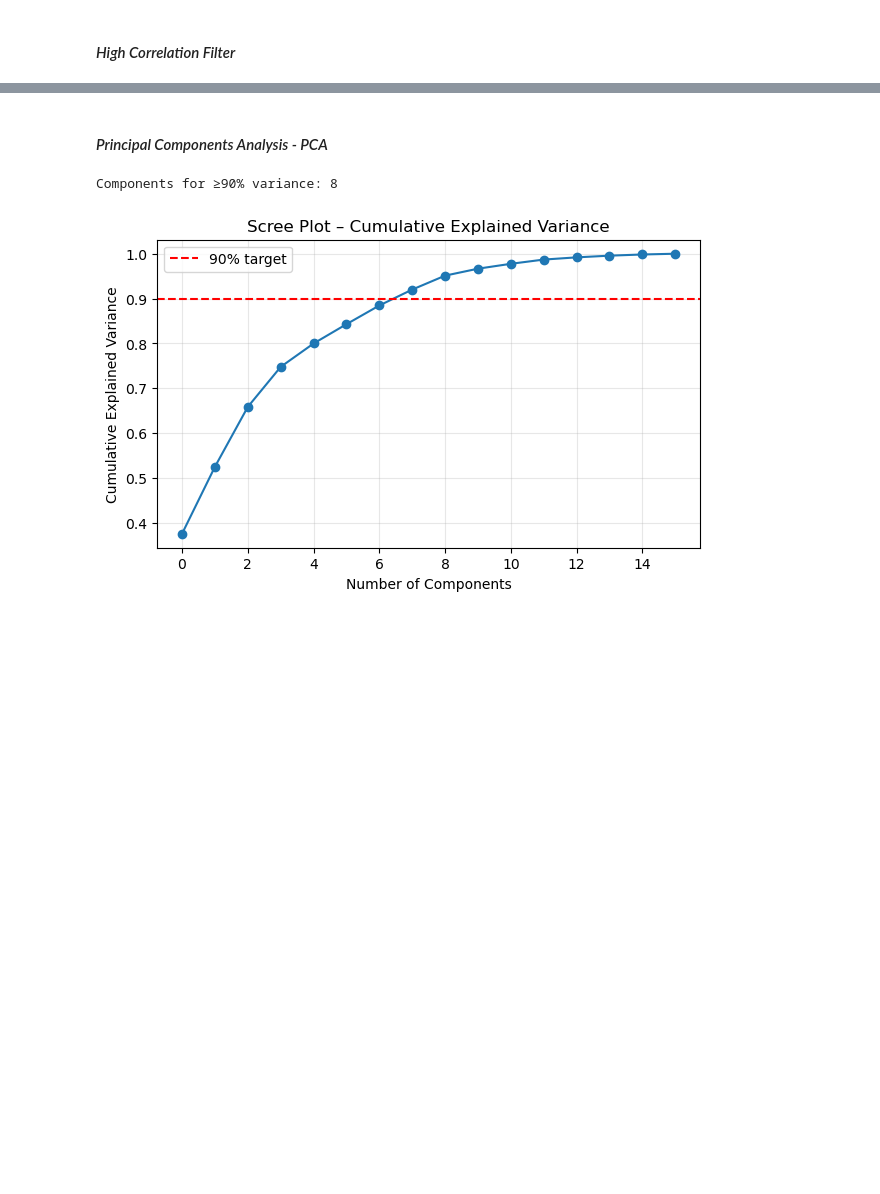
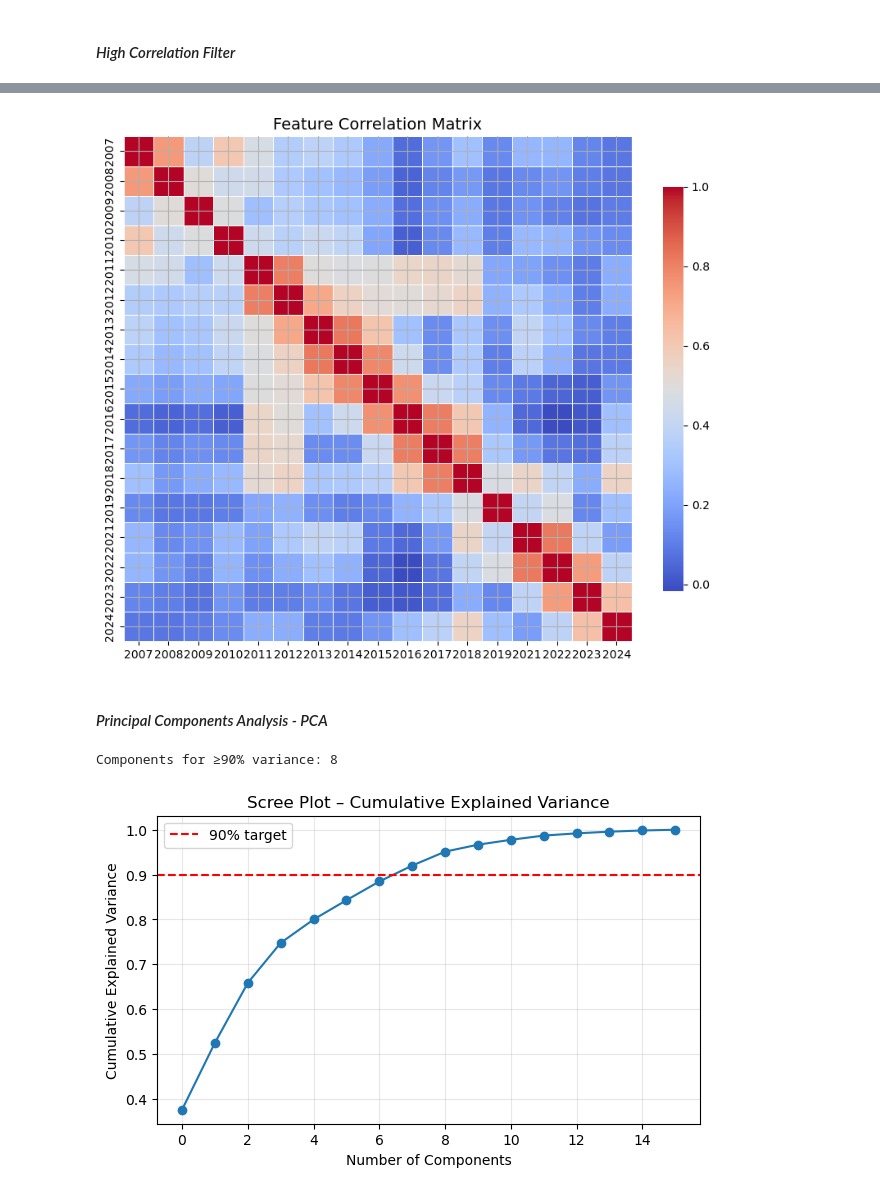
Before and after one commit to Sabrina1911/GroupPresentation-04_DimensionalityReduction_Workshop, a Jupyter notebook: notebooks/DimensionalityReduction_Workshop.ipynb, the cells around one changed output, grey strips where cells are left out. Cells and saved outputs as stored; diff of their text form; code cells hidden in the pictures; blank space fills up the shorter version.

```diff
--- a/notebooks/DimensionalityReduction_Workshop.ipynb
+++ b/notebooks/DimensionalityReduction_Workshop.ipynb
@@ -397,3 +475,25 @@ Shape after High-Corr filter: (266, 17)
+# %%
+# --- Correlation Matrix Visualization ---
+import seaborn as sns
+import matplotlib.pyplot as plt
+
+# Compute numeric correlation matrix
+corr = df3.corr(numeric_only=True)
+
+# Set up the figure
+plt.figure(figsize=(10, 8))
+sns.heatmap(
+    corr,
+    cmap="coolwarm",
+    annot=False,
+    fmt=".2f",
+    linewidths=0.5,
+    cbar_kws={"shrink": 0.8},
+)
+plt.title("Feature Correlation Matrix", fontsize=14)
+plt.show()
+# %% [output]
+[figure, added]
 # %% [markdown]
 #### *Principal Components Analysis - PCA*
 # %%
```
Also changed, not shown: parts of 17 cells of this notebook, 2 other files.
